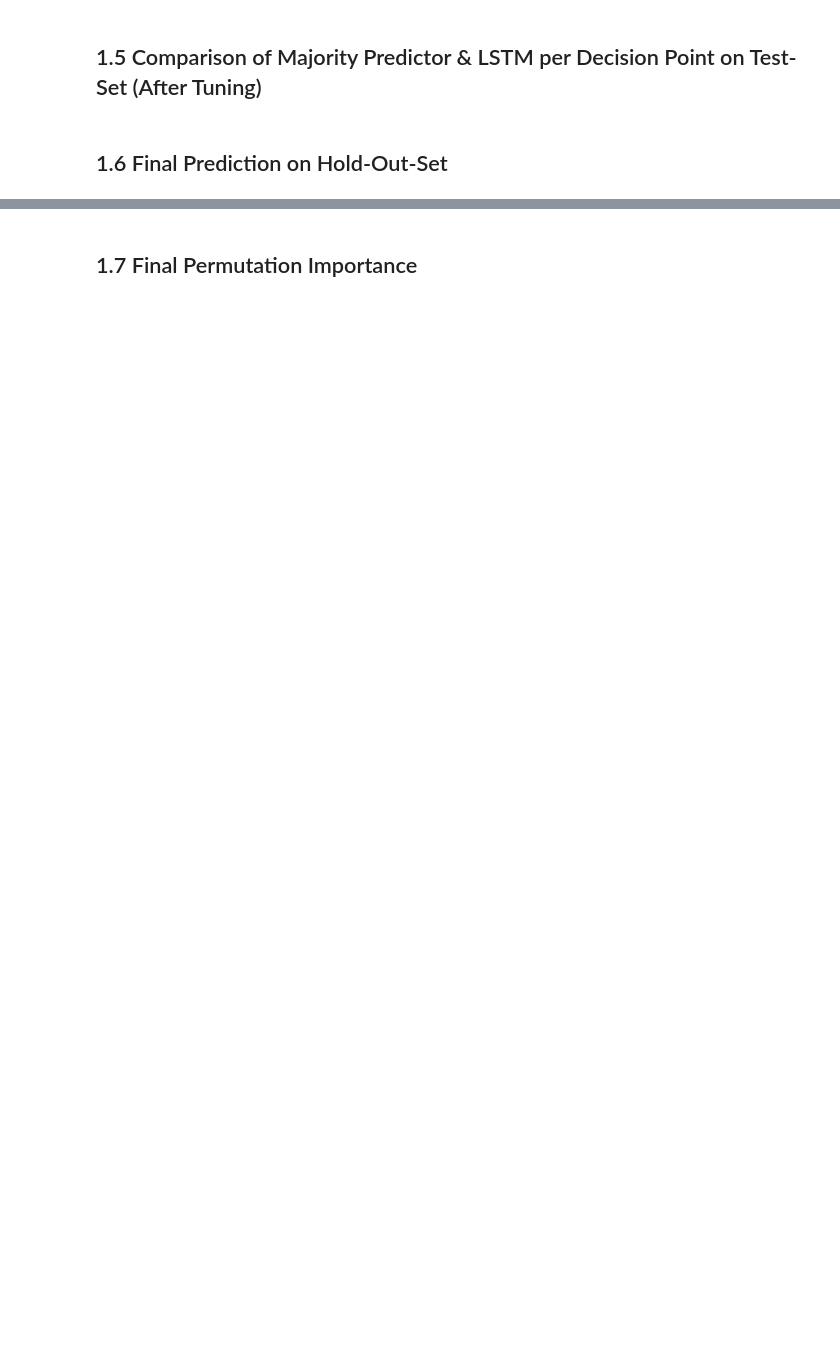
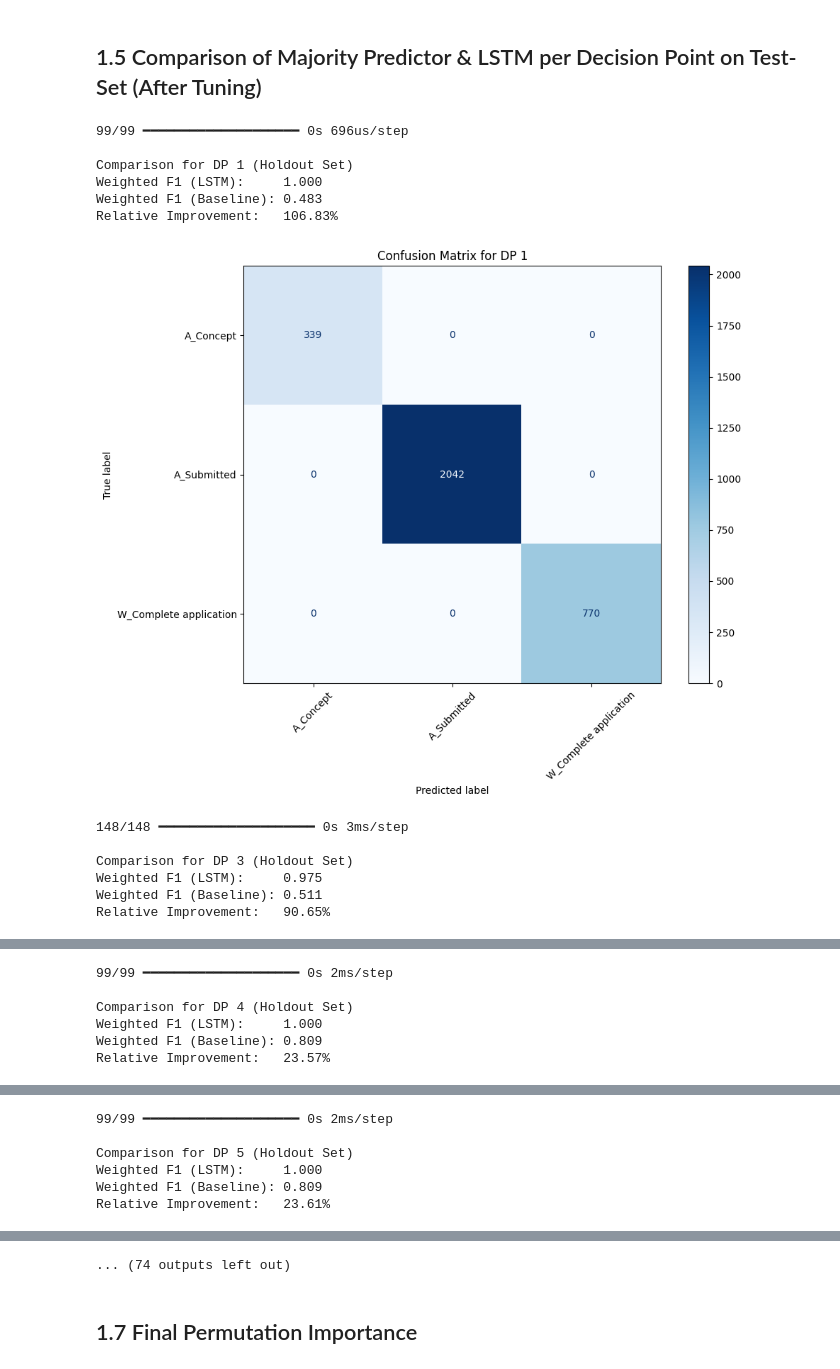
Before and after one commit to ohmayerma/next_activity_prediction, a Jupyter notebook: notebooks/20_train_advanced.ipynb, the cells around one changed output, grey strips where cells are left out. Saved outputs shown, nothing was run; the diff lists cells and outputs as text; code cells hidden in the pictures; blank space fills up the shorter version.

Commit message:
Ran trained advanced

```diff
--- a/notebooks/20_train_advanced.ipynb
+++ b/notebooks/20_train_advanced.ipynb
@@ -267,11 +272,0 @@ Relative Improvement:          89.46%
-# %%
-# Step: Build holdout data dict from dp_split_datasets
-test_data_per_dp = {
-    dp_name: splits["test"]
-    for dp_name, splits in dp_split_datasets_full_advanced.items()
-    if "test" in splits and not splits["test"].empty
-}
-
-# Step: Run evaluation using your existing function
-for dp in test_data_per_dp.keys():
-    compare_f1_for_trained_model(dp, test_data_per_dp, decision_point_models_advanced)
@@ -496,6 +449,18 @@ for dp_name in df_hyperparams_summary.index:
         X_ctx_train, context_dim, _ = prepare_context_attributes(df_train, context_keys_advanced)
         X_ctx_hold, _, _ = prepare_context_attributes(df_holdout, context_keys_advanced)
 
+        # Add "UNKNOWN" to all label encoders (if not already present)
+        def ensure_unknown(encoder):
+            if "UNKNOWN" not in encoder.classes_:
+                encoder.classes_ = np.append(encoder.classes_, "UNKNOWN")
+
+        ensure_unknown(act_enc)
+        ensure_unknown(res_enc)
+        ensure_unknown(label_enc)
+        for enc in context_encoders.values():
+            if isinstance(enc, LabelEncoder):
+                ensure_unknown(enc)
+
         # --- Model params from summary ---
         params = df_hyperparams_summary.loc[dp_name]
         embedding_dim = int(params["embedding_dim"])
@@ -524,13 +489,7 @@ for dp_name in df_hyperparams_summary.index:
         )
 
         # Train
-        model.fit(
-            x=[X_acts, X_durs, X_res, X_ctx_train],
-            y=y_train_all,
-            batch_size=64,
-            epochs=10,
-            verbose=1  # set to 1 if you want to see training progress
-        )
+        train_model_advanced(model, [X_acts, X_durs, X_res, X_ctx_train], y_train_all)
 
         # Predict on holdout
         y_pred_probs = model.predict([X_acts_hold, X_durs_hold, X_res_hold, X_ctx_hold])
@@ -646,4 +605,27 @@ Relative Improvement:          114.29%
 # %% [markdown]
 ## 1.5 Comparison of Majority Predictor & LSTM per Decision Point on Test-Set (After Tuning)
-# %% [markdown]
-## 1.6 Final Prediction on Hold-Out-Set
+# %%
+# Step: Build holdout data dict from dp_split_datasets
+test_data_per_dp = {
+    dp_name: splits["holdout"]
+    for dp_name, splits in dp_split_datasets_full_advanced.items()
+    if "holdout" in splits and not splits["holdout"].empty
+}
+
+# Step: Run evaluation using your existing function
+for dp in test_data_per_dp.keys():
+    compare_f1_for_trained_model(dp, test_data_per_dp, models_advanced_holdout)
+# %% [output]
+99/99 ━━━━━━━━━━━━━━━━━━━━ 0s 696us/step
+
+Comparison for DP 1 (Holdout Set)
+Weighted F1 (LSTM):     1.000
+Weighted F1 (Baseline): 0.483
+Relative Improvement:   106.83%
+[figure, added]
+148/148 ━━━━━━━━━━━━━━━━━━━━ 0s 3ms/step
+
+Comparison for DP 3 (Holdout Set)
+Weighted F1 (LSTM):     0.975
+Weighted F1 (Baseline): 0.511
+Relative Improvement:   90.65%
@@ -649,0 +633,6 @@ Relative Improvement:          114.29%
+99/99 ━━━━━━━━━━━━━━━━━━━━ 0s 2ms/step
+
+Comparison for DP 4 (Holdout Set)
+Weighted F1 (LSTM):     1.000
+Weighted F1 (Baseline): 0.809
+Relative Improvement:   23.57%
@@ -649,0 +640,6 @@ Relative Improvement:          114.29%
+99/99 ━━━━━━━━━━━━━━━━━━━━ 0s 2ms/step
+
+Comparison for DP 5 (Holdout Set)
+Weighted F1 (LSTM):     1.000
+Weighted F1 (Baseline): 0.809
+Relative Improvement:   23.61%
@@ -650,2 +661,3 @@ Relative Improvement:          114.29%
+... (74 outputs left out)
 # %% [markdown]
 ## 1.7 Final Permutation Importance
```
Also changed, not shown: parts of 18 cells of this notebook.
